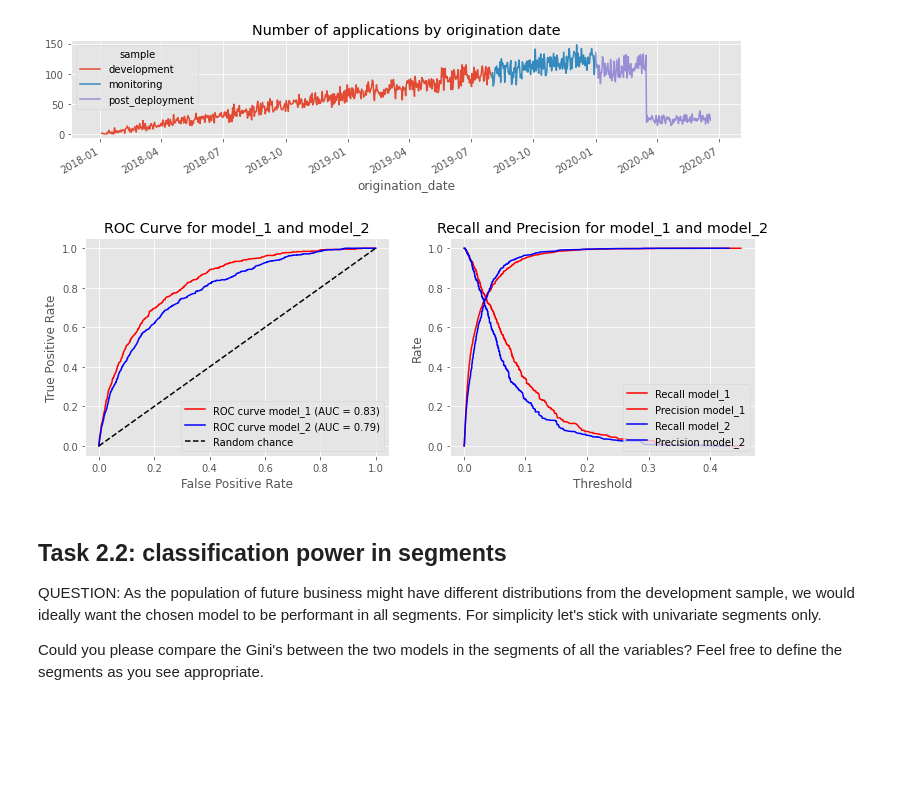
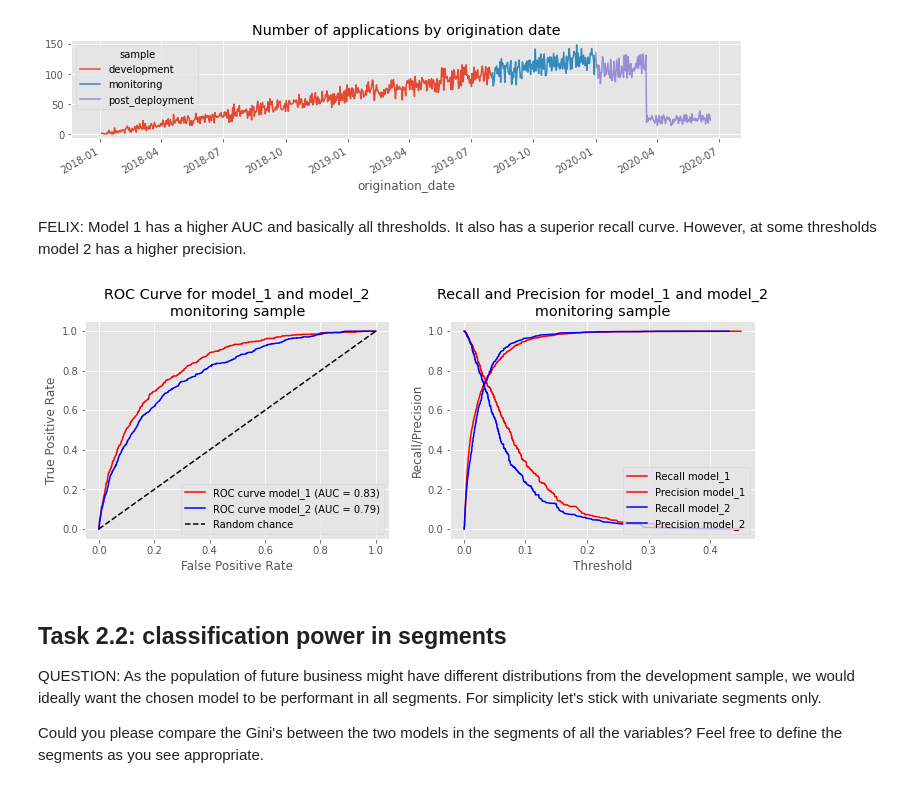
Before and after one commit to FelixHoeschle/m_take_home, a Jupyter notebook: 2_main_tasks.ipynb, the cells around one changed output. Drawn from its saved outputs; the diff is of its cells as text; code cells hidden in the pictures; blank space fills up the shorter version.

```diff
--- a/2_main_tasks.ipynb
+++ b/2_main_tasks.ipynb
@@ -60,38 +62,40 @@ plt.title("Number of applications by origination date")
 # %% [output]
 Text(0.5, 1.0, 'Number of applications by origination date')
 [figure]
+# %% [markdown]
+FELIX: Model 1 has a higher AUC and basically all thresholds. It also has a superior recall curve. However, at some thresholds model 2 has a higher precision.
 # %%
 # Validate models based on monitoring sample
 ap_df_monitoring = ap_df.query('sample=="monitoring"')
 
 auc_score_m1, fpr_m1, tpr_m1, thresholds_m1, _, _ = classification_power(ap_df_monitoring, 'is_bad_12m', 'model_1')
 auc_score_m2, fpr_m2, tpr_m2, thresholds_m2, _, _ = classification_power(ap_df_monitoring, 'is_bad_12m', 'model_2')
 
 # Plot ROC curve and Precision-Recall curve for each model
 plt.figure(figsize=(12,4))
 plt.subplot(1, 2, 1)
 plt.plot(fpr_m1, tpr_m1, label=f'ROC curve model_1 (AUC = {auc_score_m1:.2f})', color='red')
 plt.plot(fpr_m2, tpr_m2, label=f'ROC curve model_2 (AUC = {auc_score_m2:.2f})', color='blue')
 plt.plot([0, 1], [0, 1], 'k--', label='Random chance')
 plt.xlabel('False Positive Rate')
 plt.ylabel('True Positive Rate')
-plt.title('ROC Curve for model_1 and model_2')
+plt.title('ROC Curve for model_1 and model_2\nmonitoring sample')
 plt.legend(loc='lower right')
 plt.grid(True)
 
 plt.subplot(1, 2, 2)
 plt.plot(thresholds_m1, tpr_m1, label=f'Recall model_1', color='red')
 plt.plot(thresholds_m1, 1-fpr_m1, label=f'Precision model_1', color='red')
 plt.plot(thresholds_m2, tpr_m2, label=f'Recall model_2', color='blue')
 plt.plot(thresholds_m2, 1-fpr_m2, label=f'Precision model_2', color='blue')
 plt.xlabel('Threshold')
-plt.ylabel('Rate')
-plt.title('Recall and Precision for model_1 and model_2')
+plt.ylabel('Recall/Precision')
+plt.title('Recall and Precision for model_1 and model_2\nmonitoring sample')
 plt.legend(loc='lower right')
 plt.grid(True)
 plt.show()
 # %% [output]
-[figure, old version]
+[figure, new version]
 # %% [markdown]
 ## Task 2.2: classification power in segments
 
```
Also changed, not shown: parts of 12 cells of this notebook.
